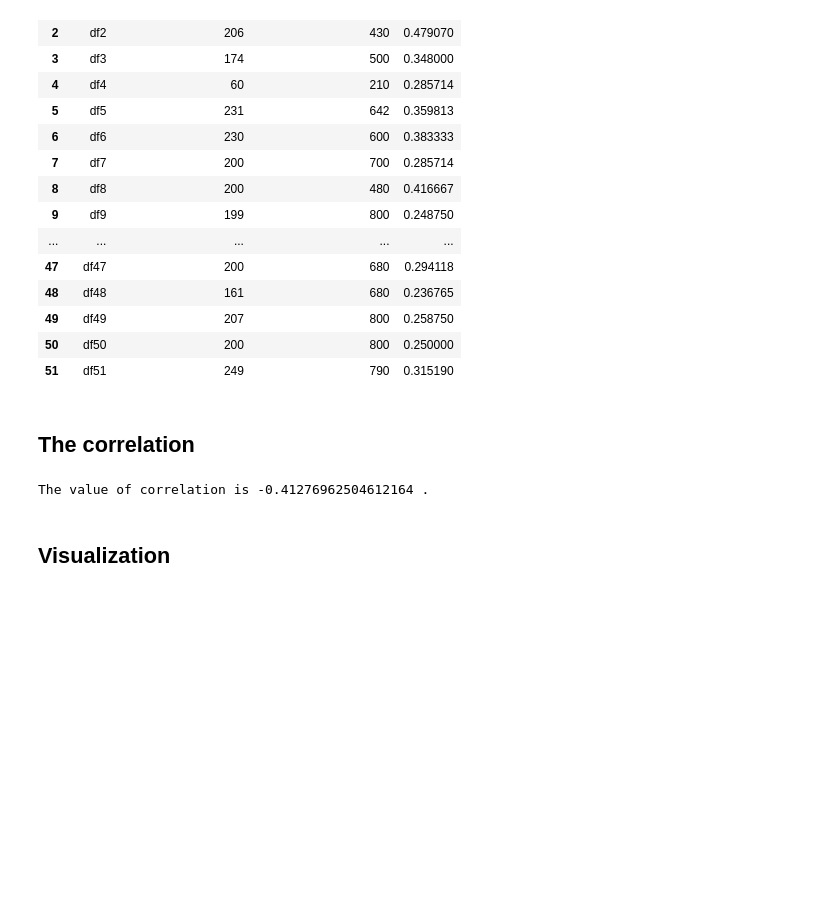
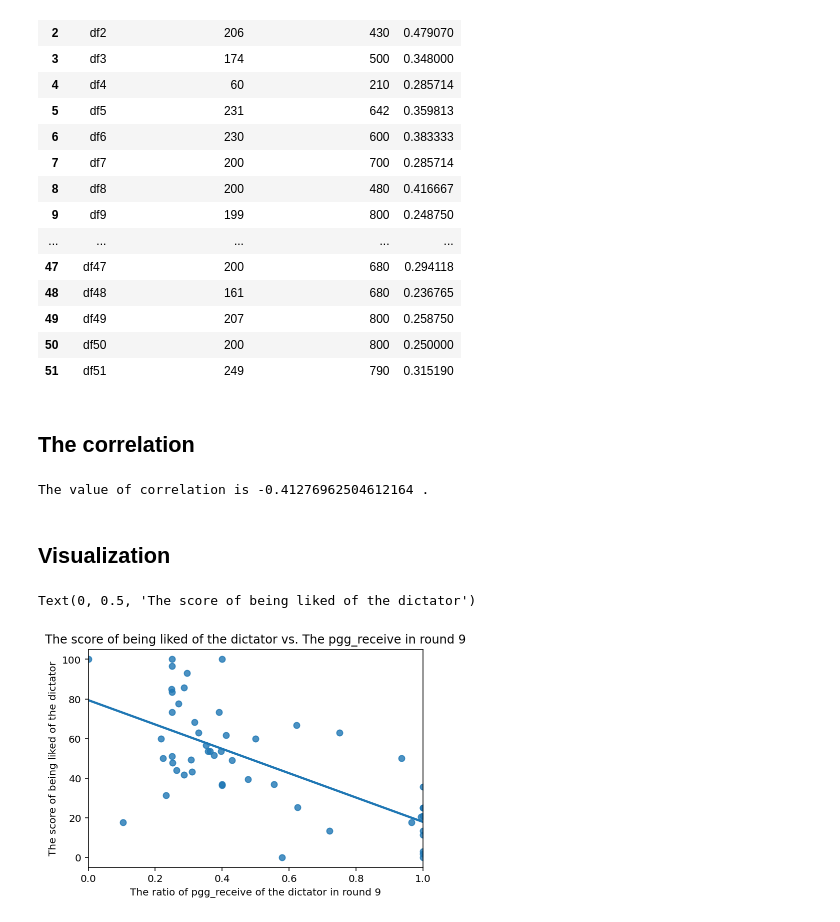
Before and after one commit to only18days/face_meteor_analysis, a Jupyter notebook: face_meteor_pilot_ratings_Chloe_v5.ipynb, the cells around one changed output. Drawn from its saved outputs; the diff is of its cells as text; code cells hidden in the pictures; blank space fills up the shorter version.

```diff
--- a/face_meteor_pilot_ratings_Chloe_v5.ipynb
+++ b/face_meteor_pilot_ratings_Chloe_v5.ipynb
@@ -317,7 +317,10 @@ The value of correlation is -0.41276962504612164 .
 # %% [markdown]
 ## Visualization
 # %%
-ax = sns.regplot(x= ratio, y=dislike, data=df_ratio, ci=None)
-ax.set_title("The score of being liked of the dictator vs. The pgg_receive in round 10")
-ax.set_xlabel("The ratio of pgg_receive of the dictator in round 10")
-ax.set_ylabel("The score of being liked of the dictator")
+ax_9 = sns.regplot(x= ratio, y=dislike, data=df_ratio, ci=None)
+ax_9.set_title("The score of being liked of the dictator vs. The pgg_receive in round 9")
+ax_9.set_xlabel("The ratio of pgg_receive of the dictator in round 9")
+ax_9.set_ylabel("The score of being liked of the dictator")
+# %% [output]
+Text(0, 0.5, 'The score of being liked of the dictator')
+[figure, added]
```
